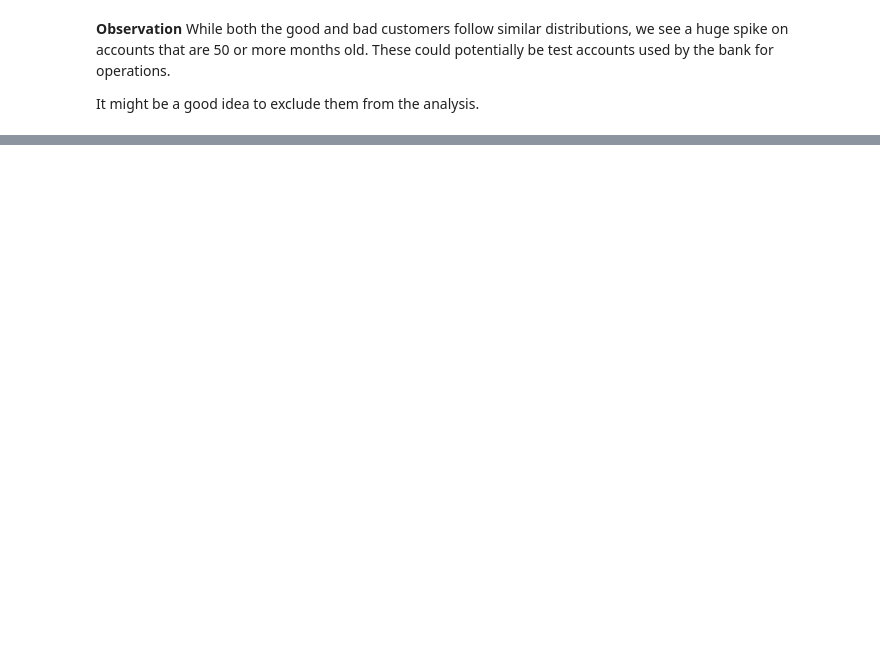
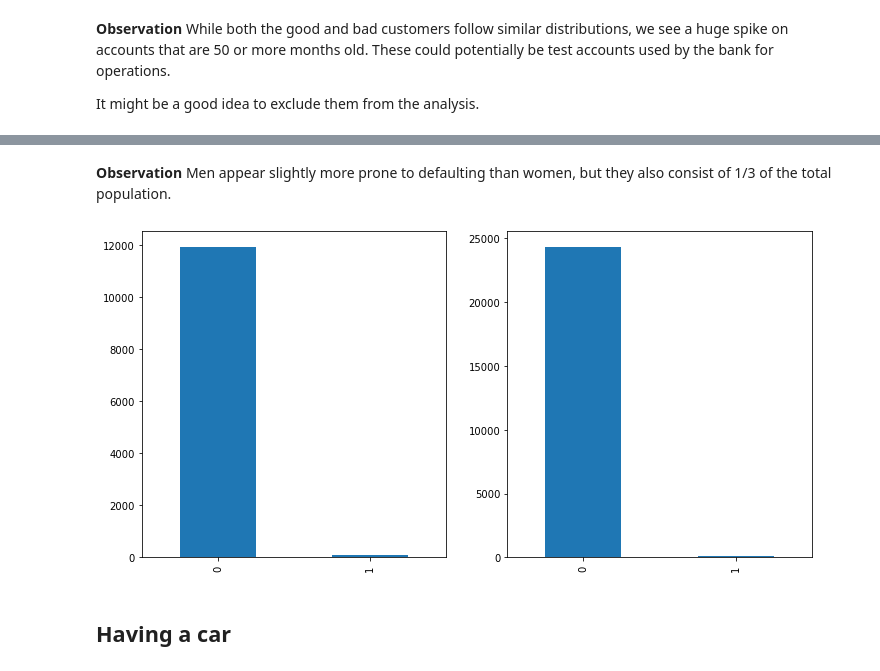
Before and after one commit to jmoschos/Credit-score-approval, a Jupyter notebook: Credit_score.ipynb, the cells around one changed output, grey strips where cells are left out. Drawn from its saved outputs; the diff is of its cells as text; code cells hidden in the pictures; blank space fills up the shorter version.

```diff
--- a/Credit_score.ipynb
+++ b/Credit_score.ipynb
@@ -151,0 +315,3 @@ ax.set_xticks([])
+# %%
+new_data = new_data.drop("ID",axis = 1)
+new_data
@@ -151,0 +334,10 @@ ax.set_xticks([])
+# %%
+unique_genders = new_data.CODE_GENDER.unique() ## just making sure only 2 genders exist
+# %%
+genders = [new_data[new_data.CODE_GENDER==gender] for gender in unique_genders]
+# %%
+for gender in genders:
+    print("Gender: ", gender.CODE_GENDER.unique())
+    print("Number of customers:", len(gender))
+    print("Percentage of good customers", sum(gender.Label ==0)/len(gender))
+    print("Percentage of bad customers", sum(gender.Label == 1)/len(gender))
@@ -151,0 +353,15 @@ ax.set_xticks([])
+# %% [markdown]
+**Observation** Men appear slightly more prone to defaulting than women, but they also consist of 1/3 of the total population.
+# %%
+nrows = 1
+ncols = 2
+
+# Here axes contains 2 objects representing the two subplots
+fig, axes = plt.subplots(nrows, ncols, figsize=(12, 6))
+
+for i,gender in enumerate(genders):
+    gender['Label'].value_counts().plot(kind = 'bar', ax = axes[i])
+# %% [output]
+[figure, added]
+# %% [markdown]
+## Having a car
```
Also changed, not shown: parts of 44 cells of this notebook.
